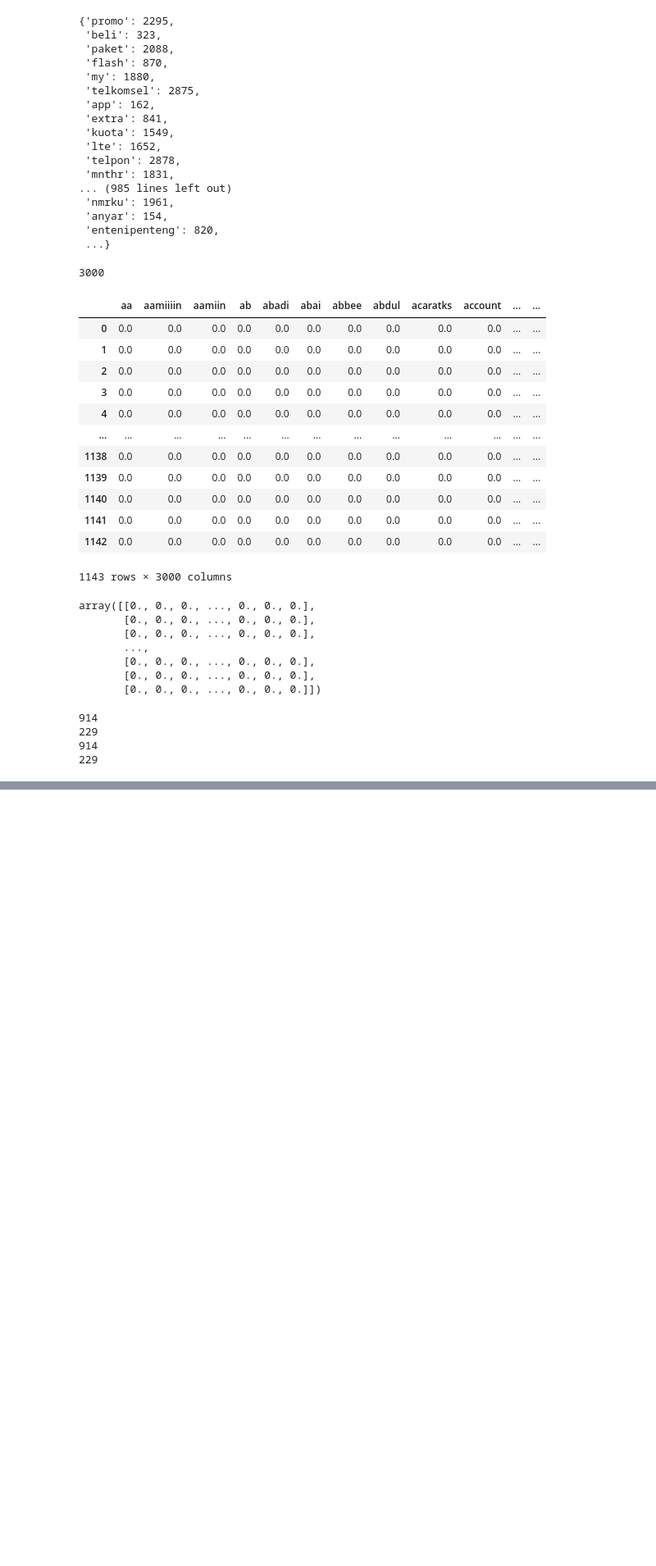
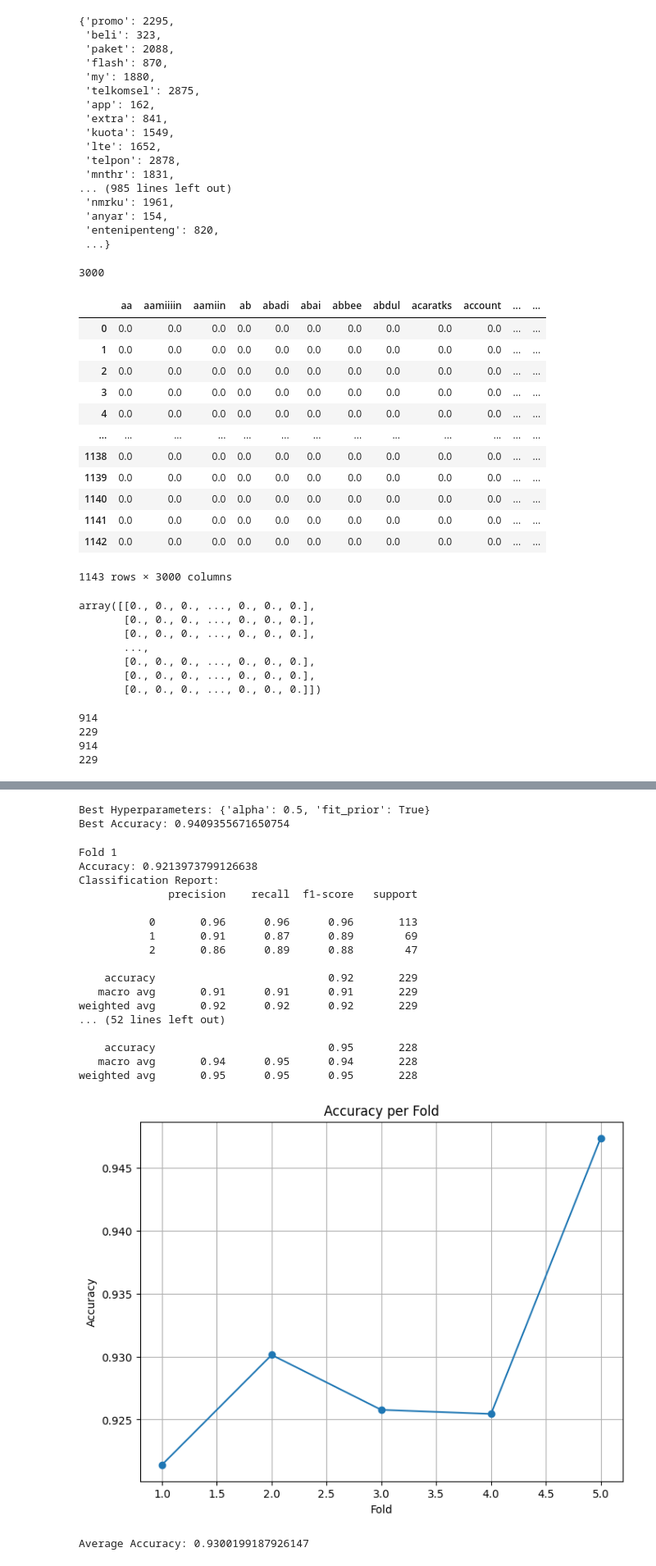
Before and after one commit to Kmprayoga/SMS-Classification-PPDM-FP1, a Jupyter notebook: nlp.ipynb, the cells around one changed output, grey strips where cells are left out. Shown at 82% size. Cells and saved outputs as stored; diff of their text form; code cells hidden in the pictures; blank space fills up the shorter version.

```diff
--- a/nlp.ipynb
+++ b/nlp.ipynb
@@ -545 +571,80 @@ model = nb.fit(x_train, y_train)
+# %%
+# Get the best model
+best_model = grid_search.best_estimator_
+
+print("Best Hyperparameters:", grid_search.best_params_)
+print("Best Accuracy:", grid_search.best_score_)
+
+# Cross-Validation with the Best Model
+fold_accuracies = []
+fold_classification_reports = []
+fold_predictions = []
+fold_y_tests = []
+# %% [output]
+Best Hyperparameters: {'alpha': 0.5, 'fit_prior': True}
+Best Accuracy: 0.9409355671650754
+# %%
+for train_index, test_index in kfold.split(x_kbest_features):
+    X_train, X_test = x_kbest_features[train_index], x_kbest_features[test_index]
+    y_train, y_test = y.iloc[train_index], y.iloc[test_index]
+
+    best_model.fit(X_train, y_train)
+    predictions = best_model.predict(X_test)
+
+    fold_accuracies.append(accuracy_score(y_test, predictions))
+    fold_classification_reports.append(classification_report(y_test, predictions))
+    fold_predictions.extend(predictions)
+    fold_y_tests.extend(y_test)
+
+# Print fold reports
+for fold_index, (accuracy, report) in enumerate(zip(fold_accuracies, fold_classification_reports)):
+    print("\nFold", fold_index + 1)
+    print("Accuracy:", accuracy)
+    print("Classification Report:")
+    print(report)
+
+# Plot accuracy per fold
+plt.figure(figsize=(8, 6))
+plt.plot(range(1, len(fold_accuracies) + 1), fold_accuracies, marker='o', linestyle='-')
+plt.xlabel('Fold')
+plt.ylabel('Accuracy')
+plt.title('Accuracy per Fold')
+plt.grid(True)
+plt.show()
+
+average_accuracy = sum(fold_accuracies) / len(fold_accuracies)
+print("\nAverage Accuracy:", average_accuracy)
+
+# Confusion Matrix Visualization
+conf_matrix = confusion_matrix(fold_y_tests, fold_predictions)
+conf_matrix_df = pd.DataFrame(conf_matrix, index=best_model.classes_, columns=best_model.classes_)
+
+chart = alt.Chart(conf_matrix_df.reset_index().melt('index'), title='Confusion Matrix').mark_rect().encode(
+    x=alt.X('variable:O', title='Predicted'),
+    y=alt.Y('index:O', title='Actual'),
+    color=alt.Color('value:Q', scale=alt.Scale(scheme='greenblue')),
+    tooltip=['index', 'variable', 'value']
+).interactive()
+
+chart.save('confusion_matrix.json')
+# %% [output]
+Fold 1
+Accuracy: 0.9213973799126638
+Classification Report:
+              precision    recall  f1-score   support
+
+           0       0.96      0.96      0.96       113
+           1       0.91      0.87      0.89        69
+           2       0.86      0.89      0.88        47
+
+    accuracy                           0.92       229
+   macro avg       0.91      0.91      0.91       229
+weighted avg       0.92      0.92      0.92       229
+... (52 lines left out)
+
+    accuracy                           0.95       228
+   macro avg       0.94      0.95      0.94       228
+weighted avg       0.95      0.95      0.95       228
+[figure, added]
+Average Accuracy: 0.9300199187926147
 # %%
```
Also changed, not shown: parts of 9 cells of this notebook.
